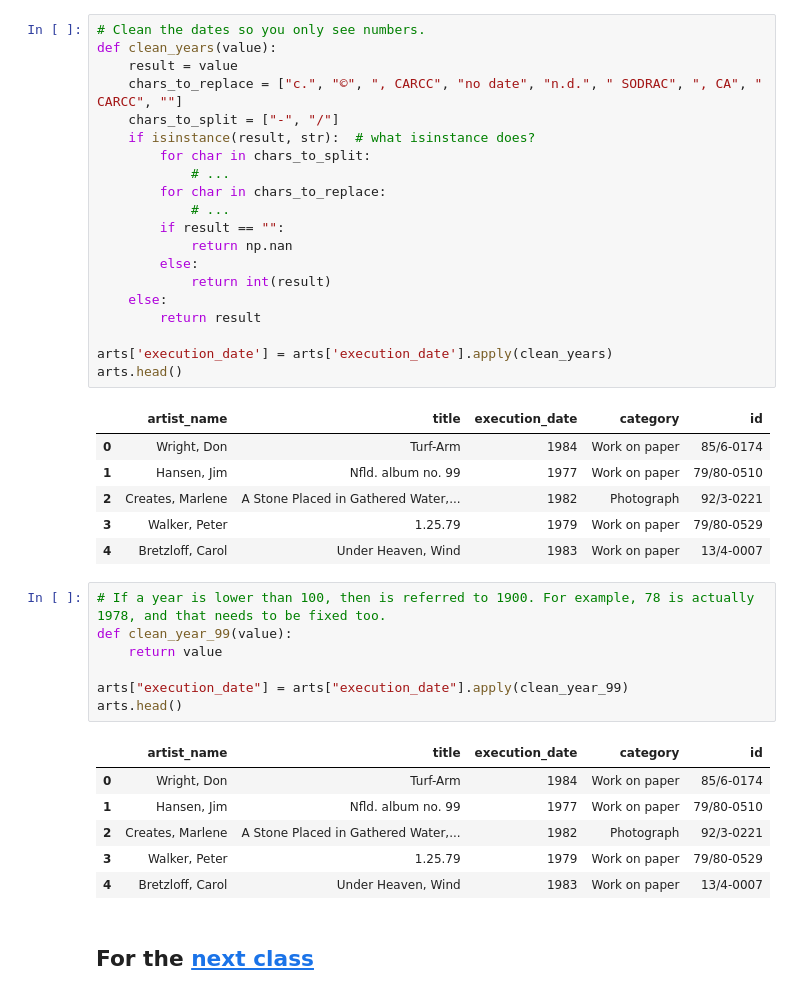
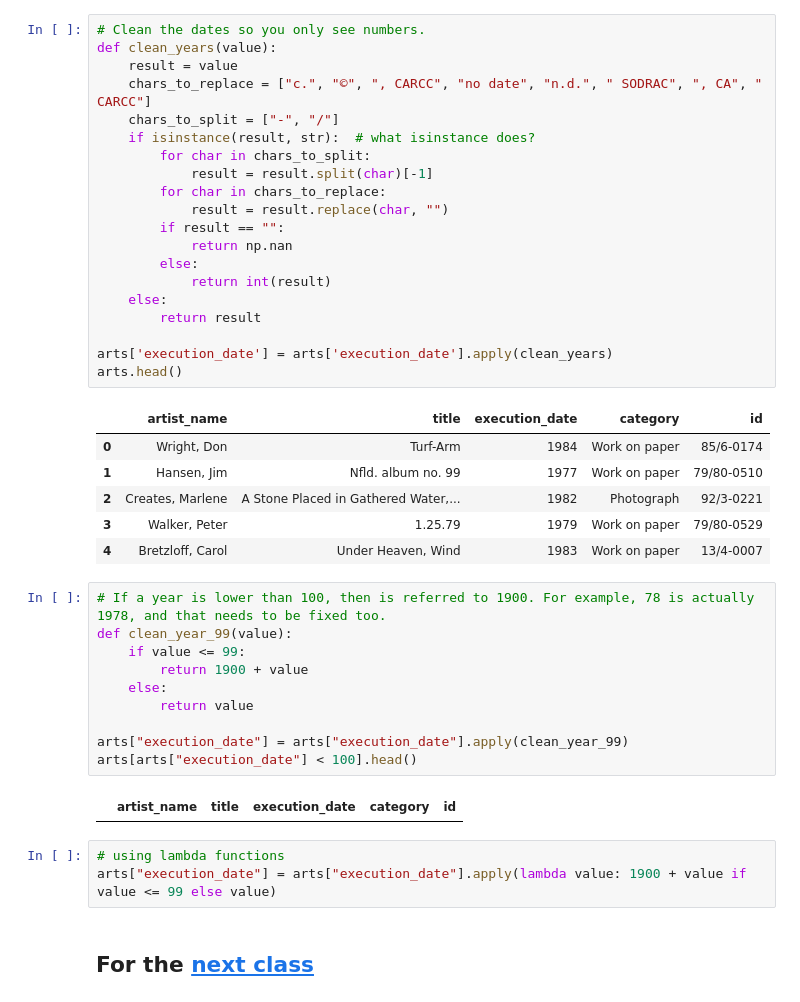
Before and after one commit to versae/DH2304, a Jupyter notebook: class06.ipynb, the cells around one changed output. Saved outputs shown, nothing was run; the diff lists cells and outputs as text.

```diff
--- a/class06.ipynb
+++ b/class06.ipynb
@@ -852,13 +872,13 @@ Given the `arts` data frame, clean the dates so you only see numbers. If a year
 # Clean the dates so you only see numbers.
 def clean_years(value):
     result = value
-    chars_to_replace = ["c.", "©", ", CARCC", "no date", "n.d.", " SODRAC", ", CA", " CARCC", ""]
+    chars_to_replace = ["c.", "©", ", CARCC", "no date", "n.d.", " SODRAC", ", CA", " CARCC"]
     chars_to_split = ["-", "/"]
     if isinstance(result, str):  # what isinstance does?
         for char in chars_to_split:
-            # ...
+            result = result.split(char)[-1]
         for char in chars_to_replace:
-            # ...
+            result = result.replace(char, "")
         if result == "":
             return np.nan
         else:
@@ -878,17 +898,18 @@ arts.head()
 # %%
 # If a year is lower than 100, then is referred to 1900. For example, 78 is actually 1978, and that needs to be fixed too.
 def clean_year_99(value):
-    return value
+    if value <= 99:
+        return 1900 + value
+    else:
+        return value
 
 arts["execution_date"] = arts["execution_date"].apply(clean_year_99)
-arts.head()
+arts[arts["execution_date"] < 100].head()
 # %% [output]
 |  | artist_name | title | execution_date | category | id |
-| 0 | Wright, Don | Turf-Arm | 1984 | Work on paper | 85/6-0174 |
-| 1 | Hansen, Jim | Nfld. album no. 99 | 1977 | Work on paper | 79/80-0510 |
-| 2 | Creates, Marlene | A Stone Placed in Gathered Water,... | 1982 | Photograph | 92/3-0221 |
-| 3 | Walker, Peter | 1.25.79 | 1979 | Work on paper | 79/80-0529 |
-| 4 | Bretzloff, Carol | Under Heaven, Wind | 1983 | Work on paper | 13/4-0007 |
+# %%
+# using lambda functions
+arts["execution_date"] = arts["execution_date"].apply(lambda value: 1900 + value if value <= 99 else value)
 # %% [markdown]
 ## For the [next class](class7.ipynb)
 # %% [markdown]
```
Also changed, not shown: parts of 5 cells of this notebook, 2 other files.
